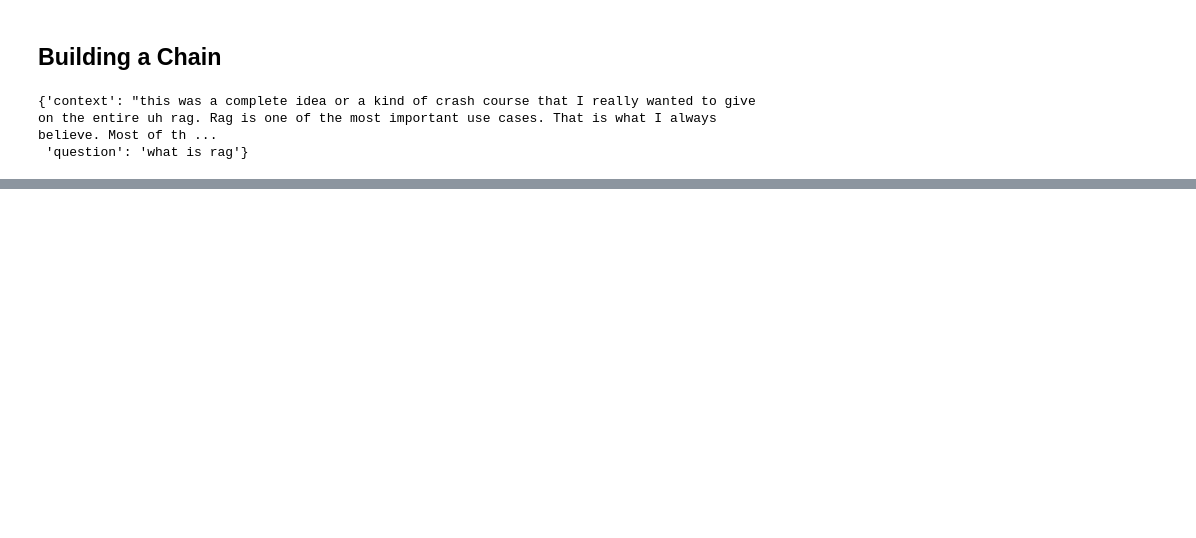
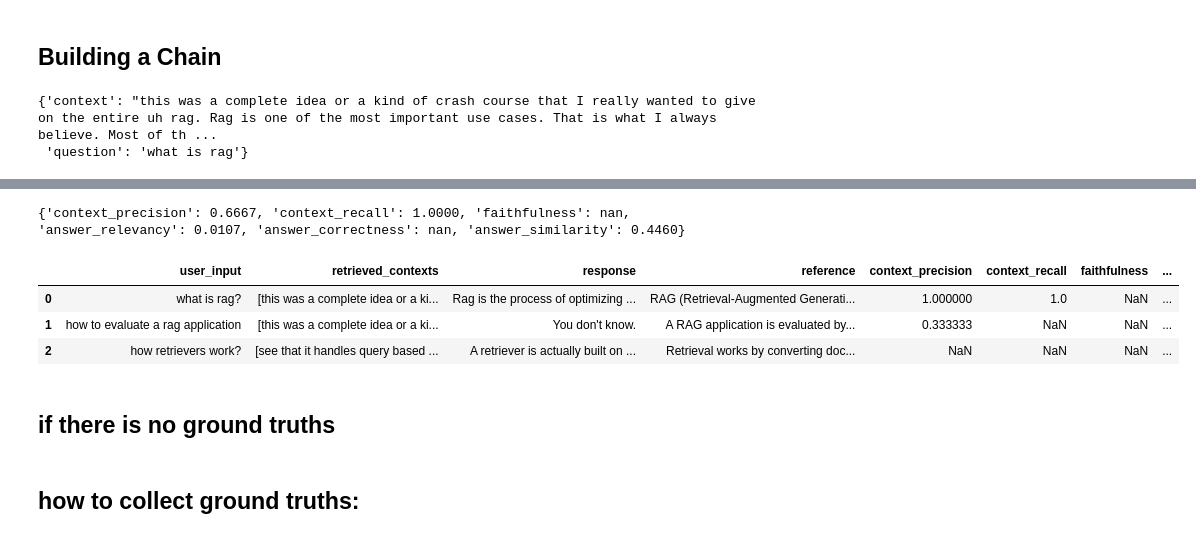
Before and after one commit to pank3004/YouTube-AI-Assistant, a Jupyter notebook: RAG_Flow.ipynb, the cells around one changed output, grey strips where cells are left out. Cells and saved outputs as stored; diff of their text form; code cells hidden in the pictures; blank space fills up the shorter version.

```diff
--- a/RAG_Flow.ipynb
+++ b/RAG_Flow.ipynb
@@ -296,0 +311,6 @@ retrieved_docs
+# %%
+ground_truths=[
+    "RAG (Retrieval-Augmented Generation) is an approach where a language model retrieves relevant documents from an external knowledge source and uses them as context to generate accurate and up-to-date answers.",
+    "A RAG application is evaluated by measuring the quality of retrieved documents and the generated answer using metrics such as context precision, context recall, faithfulness, and answer relevancy. These metrics help identify issues like missing information, irrelevant retrieval, and hallucination.",
+    "Retrieval works by converting documents and user queries into vector embeddings and searching for the most similar vectors in a vector database. The most relevant documents are then returned and passed to the language model as context for answer generation."
+]
@@ -296,0 +387,4 @@ retrieved_docs
+# %%
+from datasets import Dataset
+
+dataset=Dataset.from_dict(data)
@@ -296,0 +498,29 @@ retrieved_docs
+# %%
+# if we use paid chatgpt api then we can do this in one go
+
+
+from ragas import evaluate
+from ragas.metrics import (
+    faithfulness,
+    answer_relevancy,
+    context_recall,
+    context_precision,
+    answer_correctness,
+    answer_similarity
+)
+
+result = evaluate(
+    dataset=dataset,
+    metrics=[
+        context_precision,
+        context_recall,
+        faithfulness,
+        answer_relevancy,
+        answer_correctness,
+        answer_similarity
+    ],
+    llm=llm,
+    embeddings=embedding_model
+)
+
+print(result)
@@ -296,0 +541,13 @@ retrieved_docs
+# %%
+result
+# %% [output]
+{'context_precision': 0.6667, 'context_recall': 1.0000, 'faithfulness': nan, 'answer_relevancy': 0.0107, 'answer_correctness': nan, 'answer_similarity': 0.4460}
+# %%
+df=result.to_pandas()
+# %%
+df
+# %% [output]
+|  | user_input | retrieved_contexts | response | reference | context_precision | context_recall | faithfulness | ... |
+| 0 | what is rag? | [this was a complete idea or a ki... | Rag is the process of optimizing ... | RAG (Retrieval-Augmented Generati... | 1.000000 | 1.0 | NaN | ... |
+| 1 | how to evaluate a rag application | [this was a complete idea or a ki... | You don't know. | A RAG application is evaluated by... | 0.333333 | NaN | NaN | ... |
+| 2 | how retrievers work? | [see that it handles query based ... | A retriever is actually built on ... | Retrieval works by converting doc... | NaN | NaN | NaN | ... |
@@ -296,0 +556,2 @@ retrieved_docs
+# %% [markdown]
+## if there is no ground truths
@@ -296,0 +576,2 @@ retrieved_docs
+# %% [markdown]
+## how to collect ground truths:
```
Also changed, not shown: parts of 27 cells of this notebook, 1 other file.
